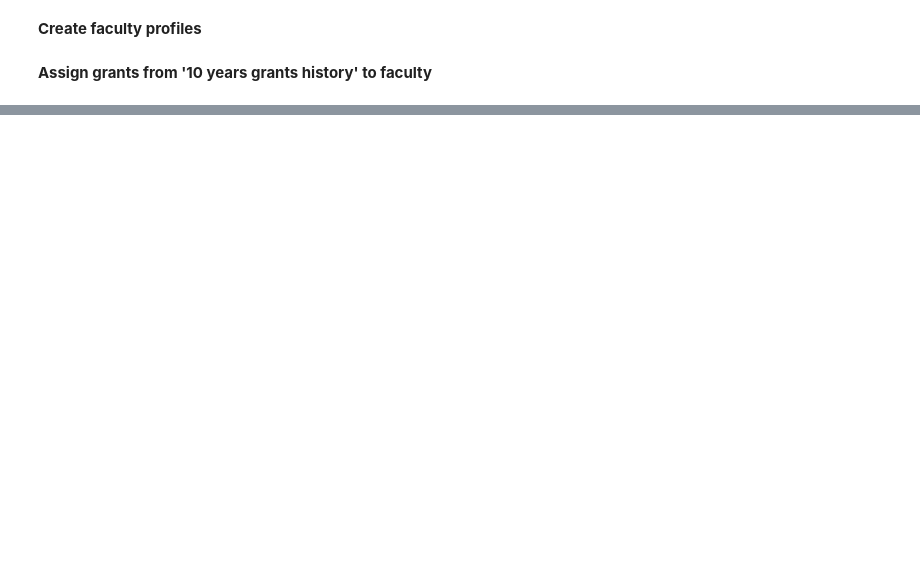
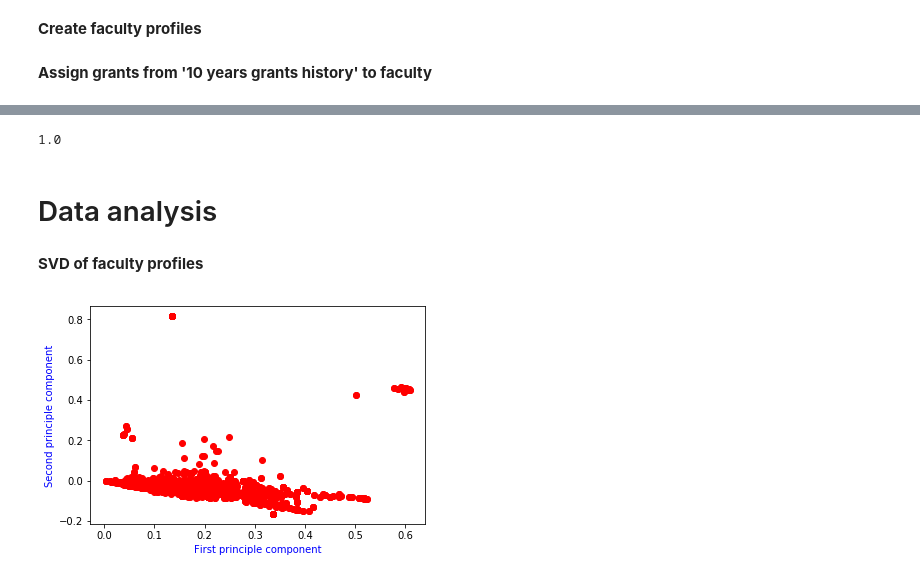
Before and after one commit to jsonchin/BIDS, a Jupyter notebook: modeling/clustering_recommender.ipynb, the cells around one changed output, grey strips where cells are left out. Saved outputs shown, nothing was run; the diff lists cells and outputs as text; code cells hidden in the pictures; blank space fills up the shorter version.

Commit message:
Tried PCA/SVD on grants data

```diff
--- a/modeling/clustering_recommender.ipynb
+++ b/modeling/clustering_recommender.ipynb
@@ -27,6 +30,8 @@ vcr_df.head()
 | 4 | Norman Abrahamson | /faculty/norman-abrahamson | civil and environmental engineeri... | Department of Civil and Environme... | Adjunct Professor of Civil and En... | http://www.ce.berkeley.edu/facult... | NaN | ... |
 # %%
 cleaned_df = pd.read_csv('../flaskr/flaskr/data_management/temp_data/complete_cleaned_faculty_webpages.csv', delimiter=",")
+cleaned_df = cleaned_df[pd.notnull(cleaned_df['cleaned_str_text'])]
+cleaned_df.reset_index(drop=True)
 cleaned_df.head()
 # %% [output]
 |  | full_name | personal_webpage_url | cleaned_str_text |
@@ -139,7 +156,7 @@ for desc in descriptions:
 faculty_corpus = [' '.join(doc) for doc in cleaned]
 # %%
 faculty_vectorizer = TfidfVectorizer()
-faculty_matrix = faculty_vectorizer.fit_transform(corpus)
+faculty_matrix = faculty_vectorizer.fit_transform(faculty_corpus)
 # %%
 faculty_profiles = {}
 for index, row in cleaned_df.iterrows():
@@ -196,0 +260,18 @@ robert rhew 0.952640135369
+# %%
+print(np.linalg.norm(training_grant.toarray(), ord=None))
+# %% [output]
+1.0
+# %% [markdown]
+<h1>Data analysis</h1>
+# %% [markdown]
+<b>SVD of faculty profiles</b>
+# %%
+faculty_svd = TruncatedSVD(n_components=3)
+svd_matrix = faculty_svd.fit(faculty_matrix).transform(faculty_matrix)
+# %%
+plt.plot(svd_matrix[:,0], svd_matrix[:,1], 'ro')
+plt.xlabel("First principle component", color="blue")
+plt.ylabel("Second principle component", color="blue")
+plt.show()
+# %% [output]
+[figure, added]
```
Also changed, not shown: parts of 29 cells of this notebook.
